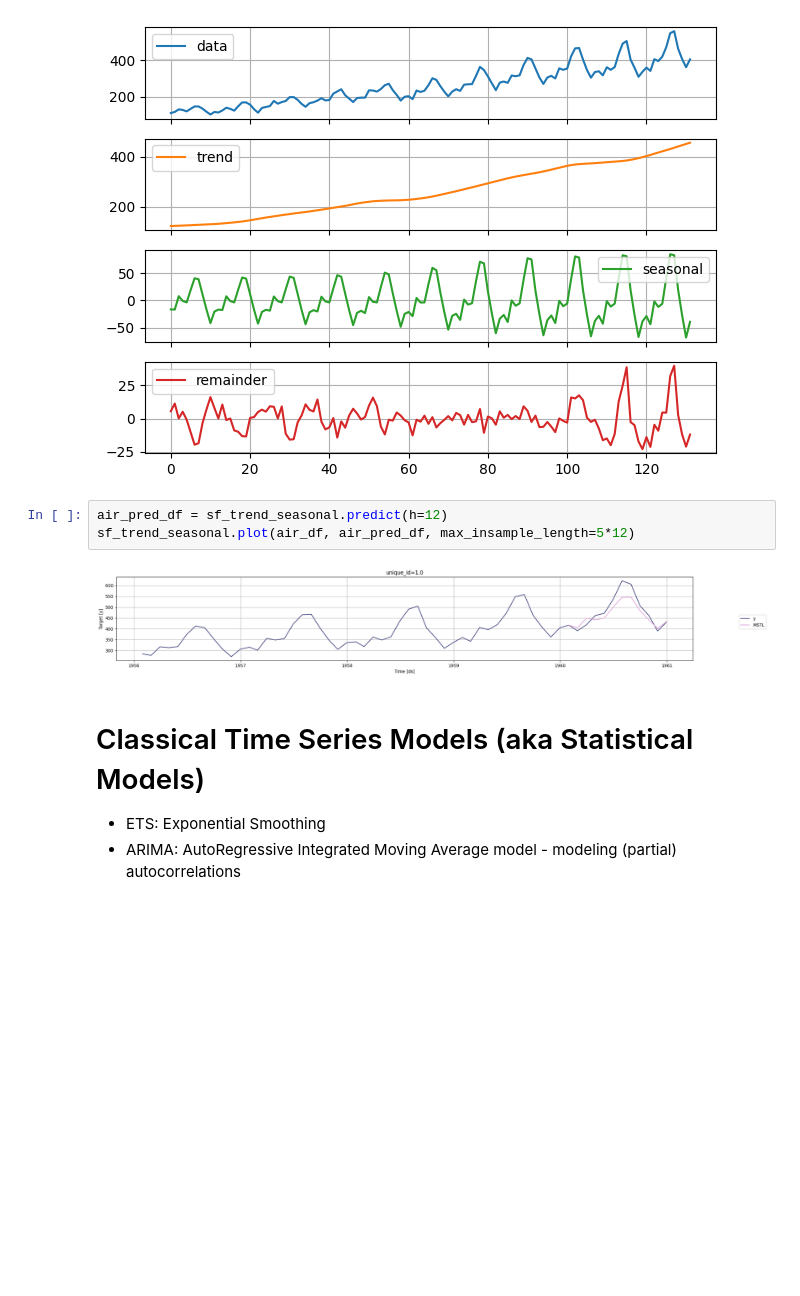
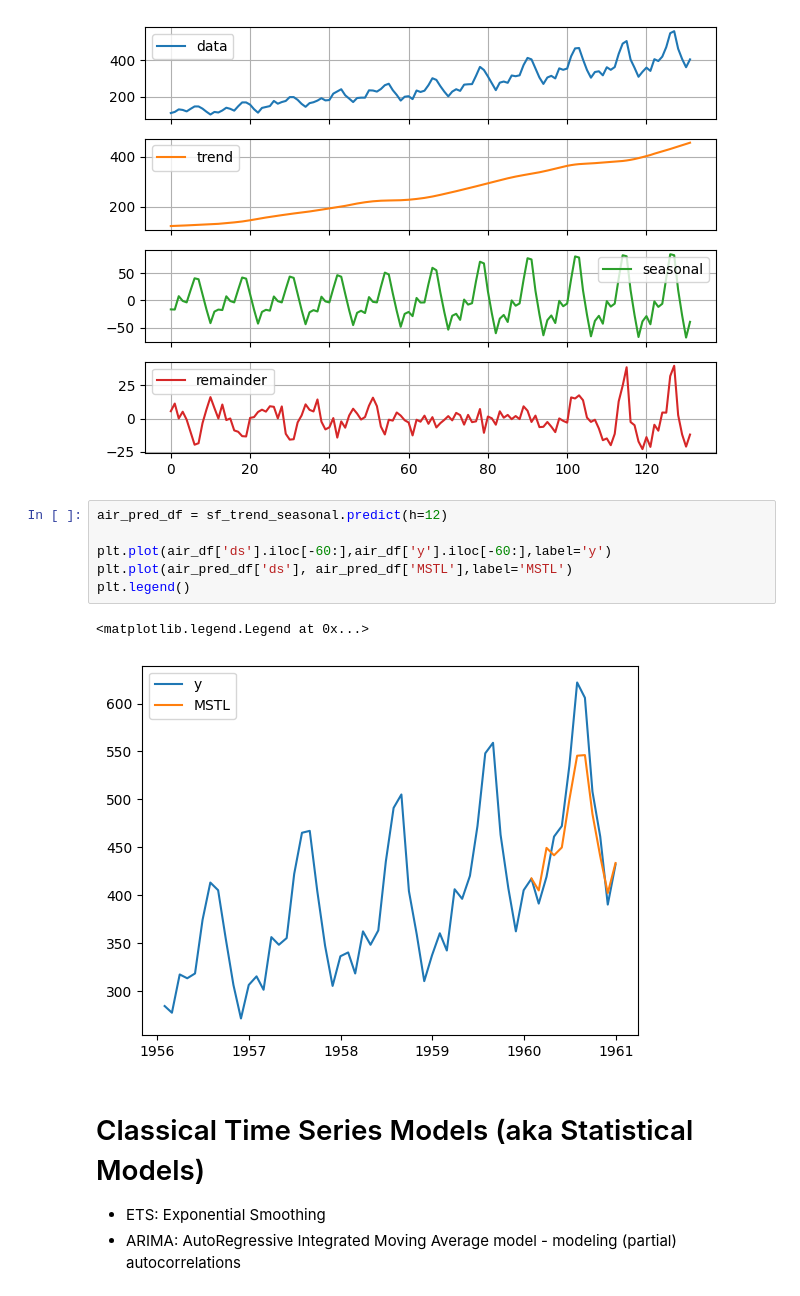
Before and after one commit to jjmossel/time-series-tutorial, a Jupyter notebook: Tutorial01.ipynb, the cells around one changed output. Drawn from its saved outputs; the diff is of its cells as text; blank space fills up the shorter version.

Commit message:
update plots for MSTL

```diff
--- a/Tutorial01.ipynb
+++ b/Tutorial01.ipynb
@@ -90,11 +88,15 @@ plt.tight_layout()
 plt.show()
 # %% [output]
 [figure]
-# %%
-air_pred_df = sf_trend_seasonal.predict(h=12)
-sf_trend_seasonal.plot(air_df, air_pred_df, max_insample_length=5*12)
-# %% [output]
-[figure, removed]
+# %%
+air_pred_df = sf_trend_seasonal.predict(h=12)
+
+plt.plot(air_df['ds'].iloc[-60:],air_df['y'].iloc[-60:],label='y')
+plt.plot(air_pred_df['ds'], air_pred_df['MSTL'],label='MSTL')
+plt.legend()
+# %% [output]
+<matplotlib.legend.Legend at 0x...>
+[figure, added]
 # %% [markdown]
 # Classical Time Series Models (aka Statistical Models)
 
```
Also changed, not shown: parts of 1 cell of this notebook.
